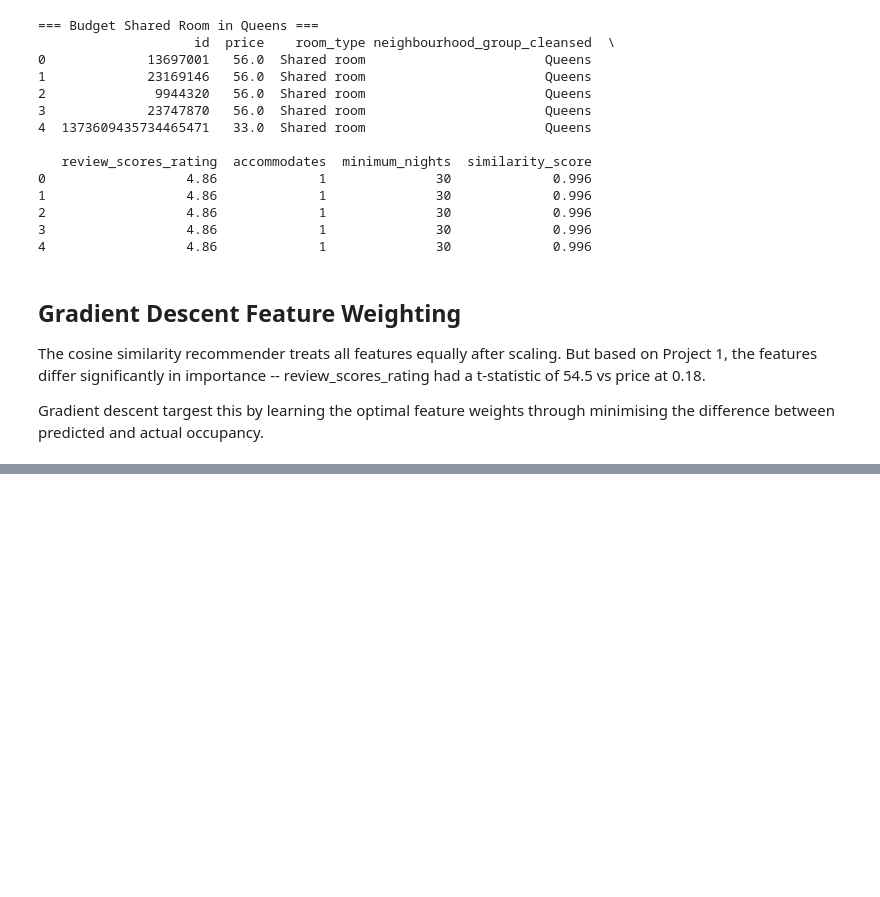
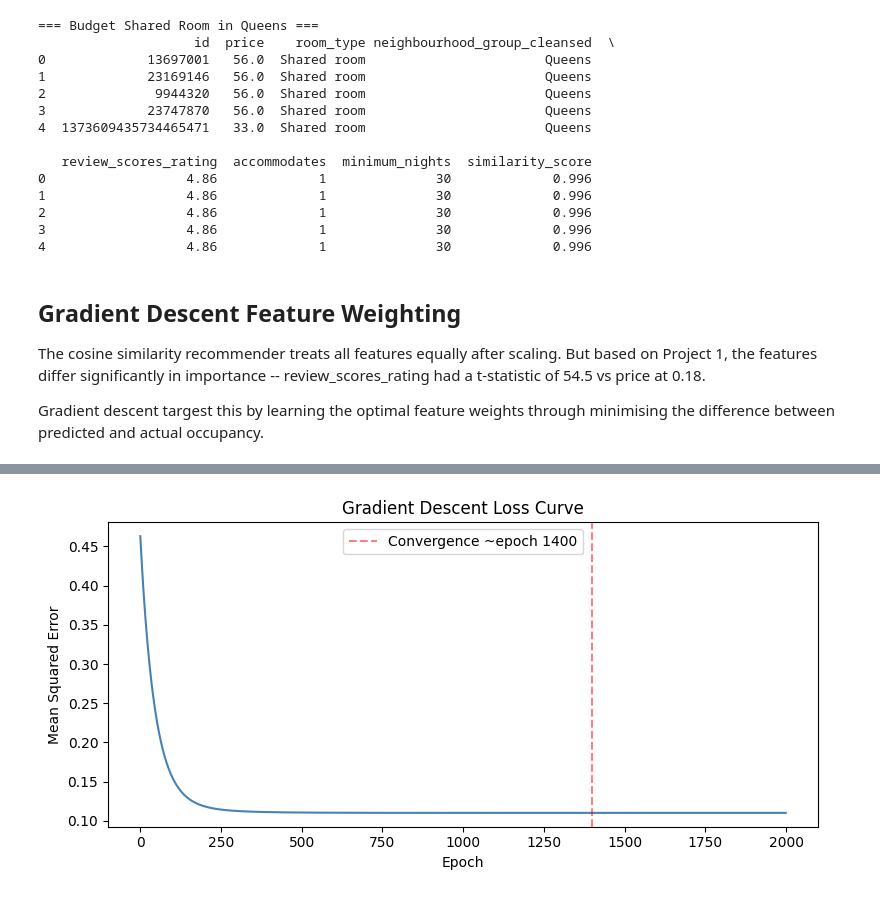
Before and after one commit to lezhangg/airbnb-marketplace-ab-test, a Jupyter notebook: notebook/05_recsystem_model.ipynb, the cells around one changed output, grey strips where cells are left out. Cells and saved outputs as stored; diff of their text form; code cells hidden in the pictures; blank space fills up the shorter version.

Commit message:
added gradient descent weights

```diff
--- a/notebook/05_recsystem_model.ipynb
+++ b/notebook/05_recsystem_model.ipynb
@@ -228,0 +222,20 @@ Epoch 1800: loss = 0.110261
+# %%
+from sklearn.model_selection import train_test_split
+
+X_train, X_test, y_train, y_test = train_test_split(
+    X_active, y_norm, test_size=0.2, random_state=42
+)
+
+print(f'Training samples: {len(X_train)}')
+print(f'Test samples: {len(X_test)}')
+
+print('\nRunning gradient descent on training set...')
+weights, loss_history = gradient_descent(X_train, y_train,
+                                          learning_rate=0.01, epochs=1500)
+
+y_pred_test = X_test @ weights
+test_loss = np.mean((y_test - y_pred_test) ** 2)
+
+print(f'\nTrain loss: {loss_history[-1]:.6f}')
+print(f'Test loss:  {test_loss:.6f}')
+print(f'Difference: {abs(test_loss - loss_history[-1]):.6f}')
@@ -228,0 +259,13 @@ Epoch 1800: loss = 0.110261
+# %%
+plt.figure(figsize=(8, 4))
+plt.plot(loss_history, color='steelblue')
+plt.title('Gradient Descent Loss Curve')
+plt.xlabel('Epoch')
+plt.ylabel('Mean Squared Error')
+plt.axvline(x=1400, color='red', linestyle='--',
+            alpha=0.5, label='Convergence ~epoch 1400')
+plt.legend()
+plt.tight_layout()
+plt.show()
+# %% [output]
+[figure, added]
```
Also changed, not shown: parts of 8 cells of this notebook.
